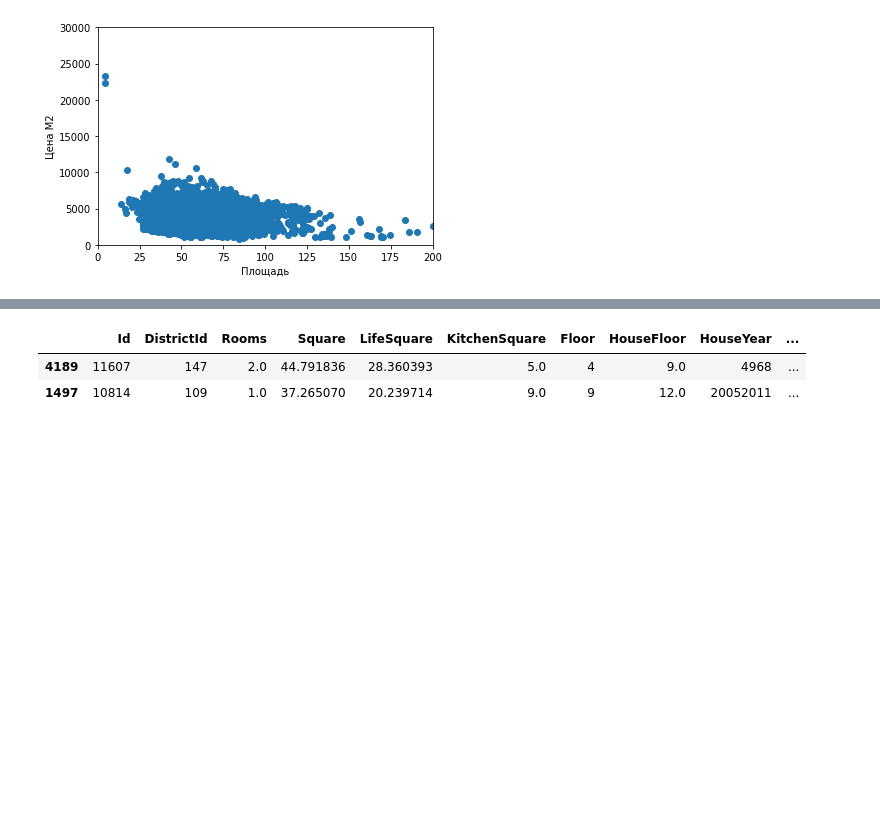
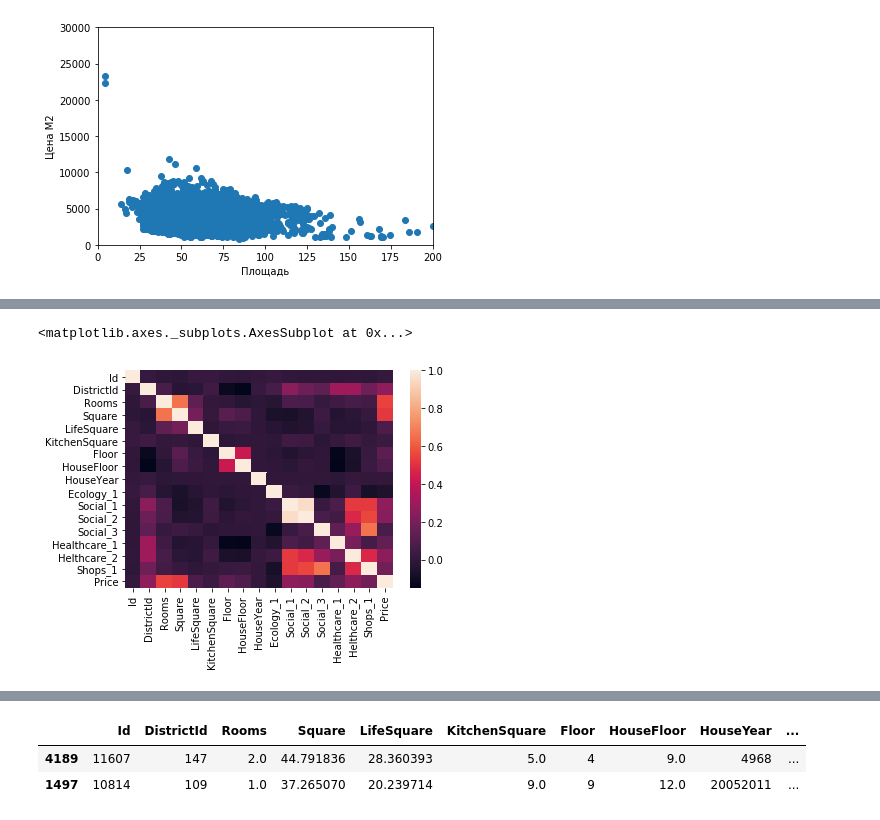
Before and after one commit to mikhachev/Data-Science-Python, a Jupyter notebook: kurs.ipynb, the cells around one changed output, grey strips where cells are left out. Saved outputs shown, nothing was run; the diff lists cells and outputs as text; code cells hidden in the pictures; blank space fills up the shorter version.

```diff
--- a/kurs.ipynb
+++ b/kurs.ipynb
@@ -116,0 +135,8 @@ plt.show()
+# %%
+data_corr = data.corr()
+sns.heatmap(data_corr,
+           xticklabels=data_corr.columns,
+           yticklabels=data_corr.columns)
+# %% [output]
+<matplotlib.axes._subplots.AxesSubplot at 0x...>
+[figure, added]
```
Also changed, not shown: parts of 35 cells of this notebook.
